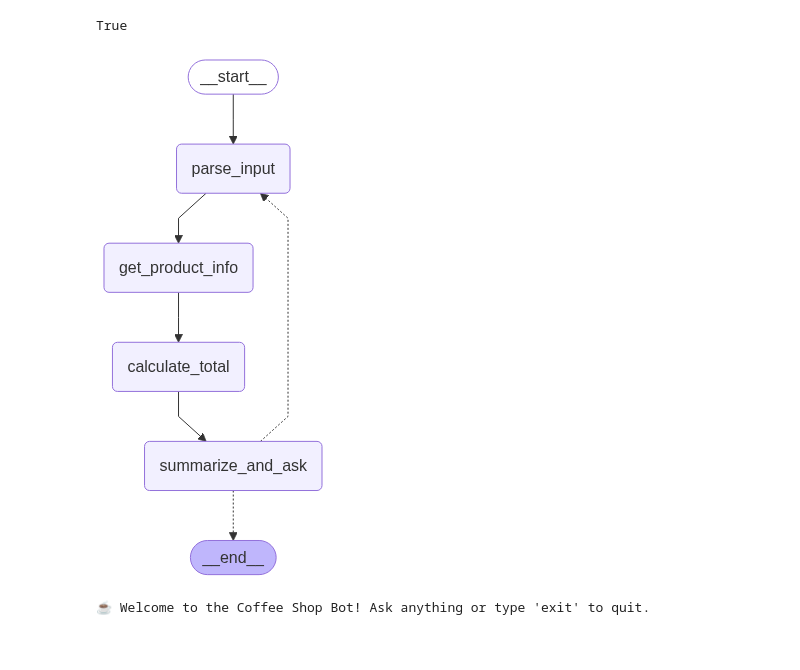
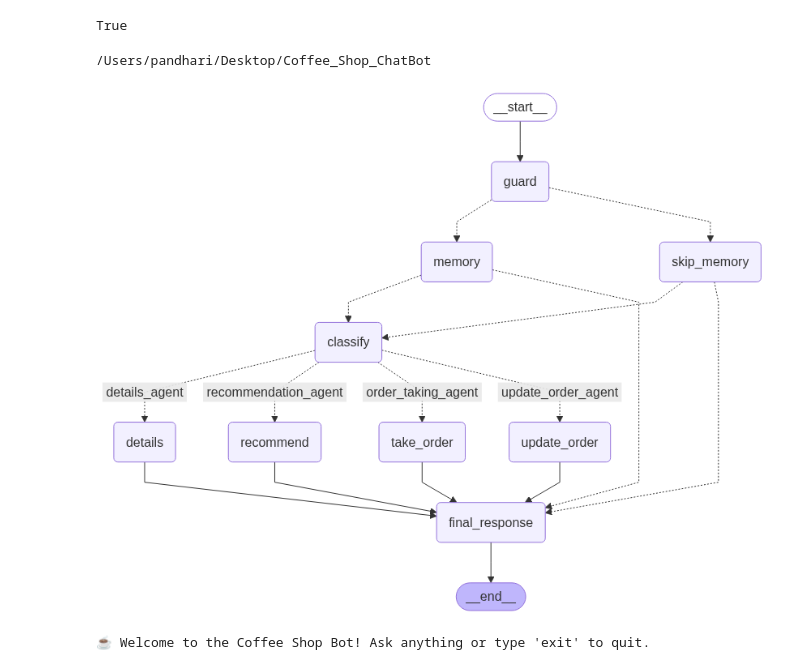
Before and after one commit to Pandharimaske/Coffee_Shop_ChatBot, a Jupyter notebook: Backend/experiments/order_taking_agent.ipynb, the cells around one changed output. Saved outputs shown, nothing was run; the diff lists cells and outputs as text; code cells hidden in the pictures.

```diff
--- a/Backend/experiments/order_taking_agent.ipynb
+++ b/Backend/experiments/order_taking_agent.ipynb
@@ -238,11 +238,20 @@ graph.add_edge("get_product_info", "calculate_total")
 graph.add_edge("calculate_total", "summarize_and_ask")
 
 order_agent = graph.compile()
+# %%
+import os
+print(os.getcwd())
+# os.chdir("../")
+# %% [output]
+/Users/pandhari/Desktop/Coffee_Shop_ChatBot
+# %%
+from Backend.graph.coffee_shop_graph import build_coffee_shop_graph
+build = build_coffee_shop_graph()
 # %%
 from IPython.display import Image , display
-display(Image(order_agent.get_graph(xray=True).draw_mermaid_png()))
+display(Image(build.get_graph(xray=True).draw_mermaid_png()))
 # %% [output]
-[figure, old version]
+[figure, new version]
 # %%
 # 📁 File: Backend/main.py
 # from Backend.graph.order_graph import order_agent
```
Also changed, not shown: 26 other files.
